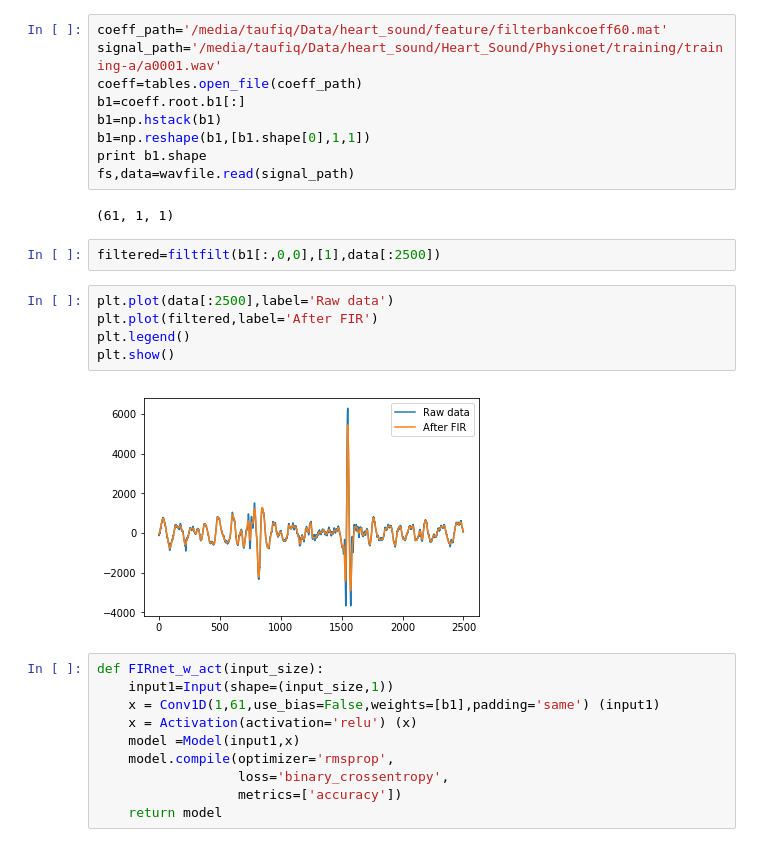
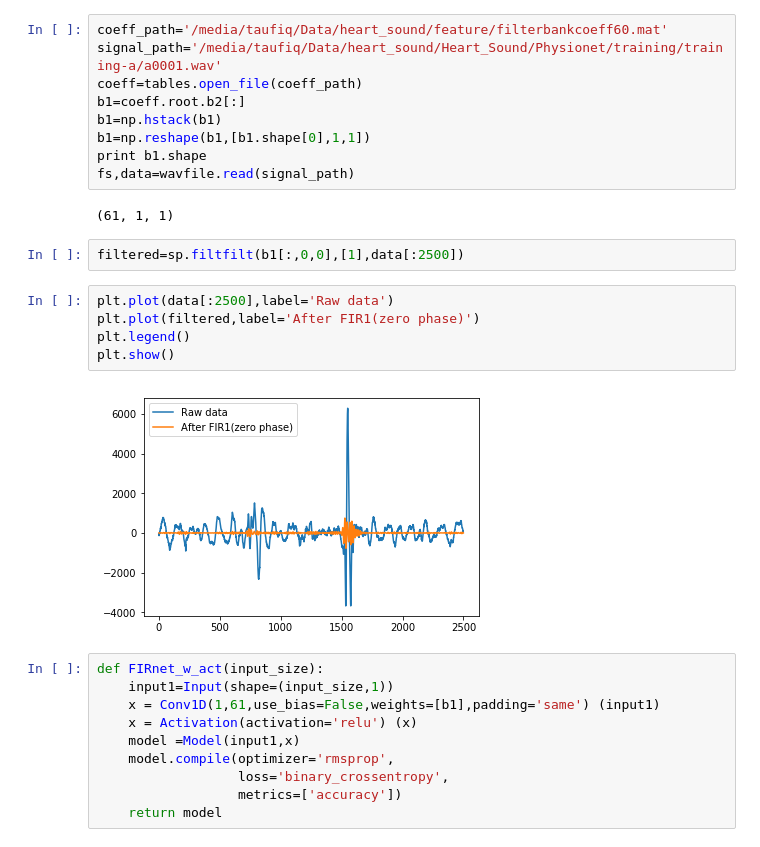
Before and after one commit to AhmedImtiazPrio/heartnet, a Jupyter notebook: codes/FIR_conv_test.ipynb, the cells around one changed output. Drawn from its saved outputs; the diff is of its cells as text.

```diff
--- a/codes/FIR_conv_test.ipynb
+++ b/codes/FIR_conv_test.ipynb
@@ -10,7 +12,7 @@ import matplotlib.pyplot as plt
 coeff_path='/media/taufiq/Data/heart_sound/feature/filterbankcoeff60.mat'
 signal_path='/media/taufiq/Data/heart_sound/Heart_Sound/Physionet/training/training-a/a0001.wav'
 coeff=tables.open_file(coeff_path)
-b1=coeff.root.b1[:]
+b1=coeff.root.b2[:]
 b1=np.hstack(b1)
 b1=np.reshape(b1,[b1.shape[0],1,1])
 print b1.shape
@@ -18,14 +20,14 @@ fs,data=wavfile.read(signal_path)
 # %% [output]
 (61, 1, 1)
 # %%
-filtered=filtfilt(b1[:,0,0],[1],data[:2500])
+filtered=sp.filtfilt(b1[:,0,0],[1],data[:2500])
 # %%
 plt.plot(data[:2500],label='Raw data')
-plt.plot(filtered,label='After FIR')
+plt.plot(filtered,label='After FIR1(zero phase)')
 plt.legend()
 plt.show()
 # %% [output]
-[figure, old version]
+[figure, new version]
 # %%
 def FIRnet_w_act(input_size):
     input1=Input(shape=(input_size,1))
```
Also changed, not shown: parts of 3 cells of this notebook, 15 other files.
